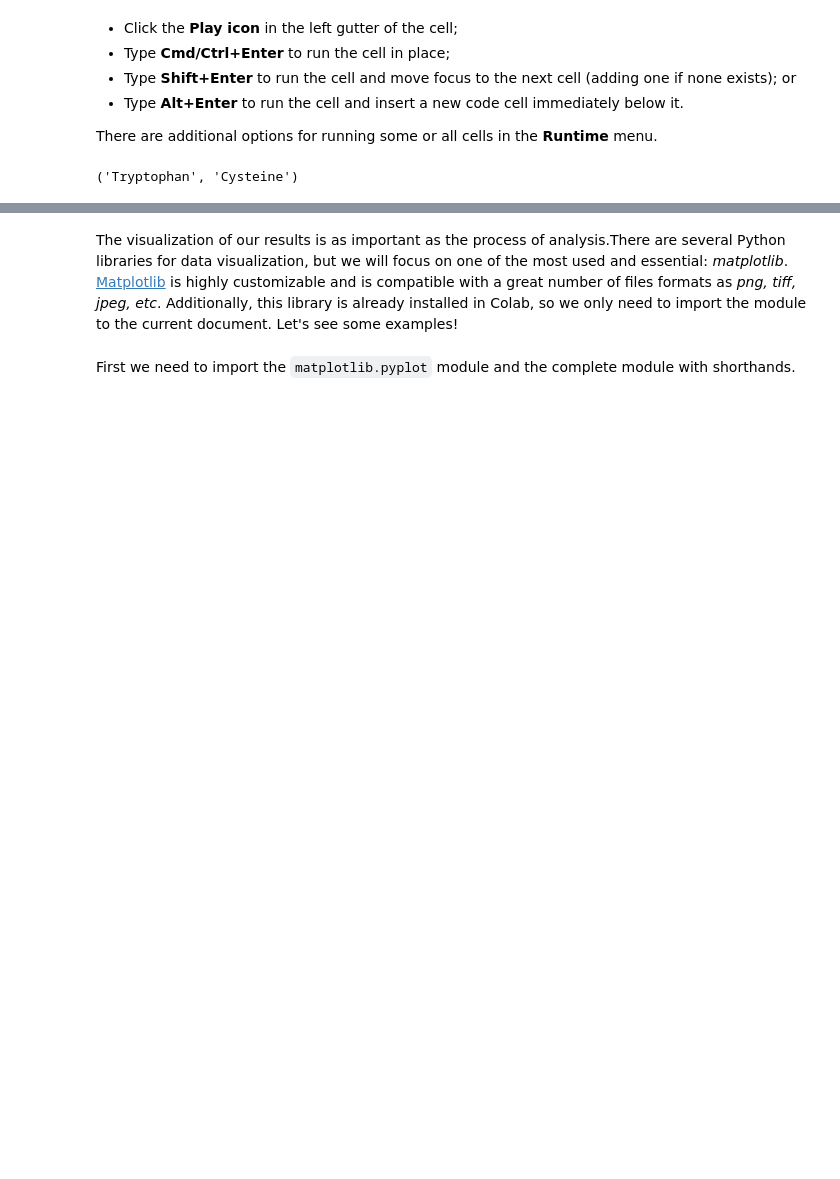
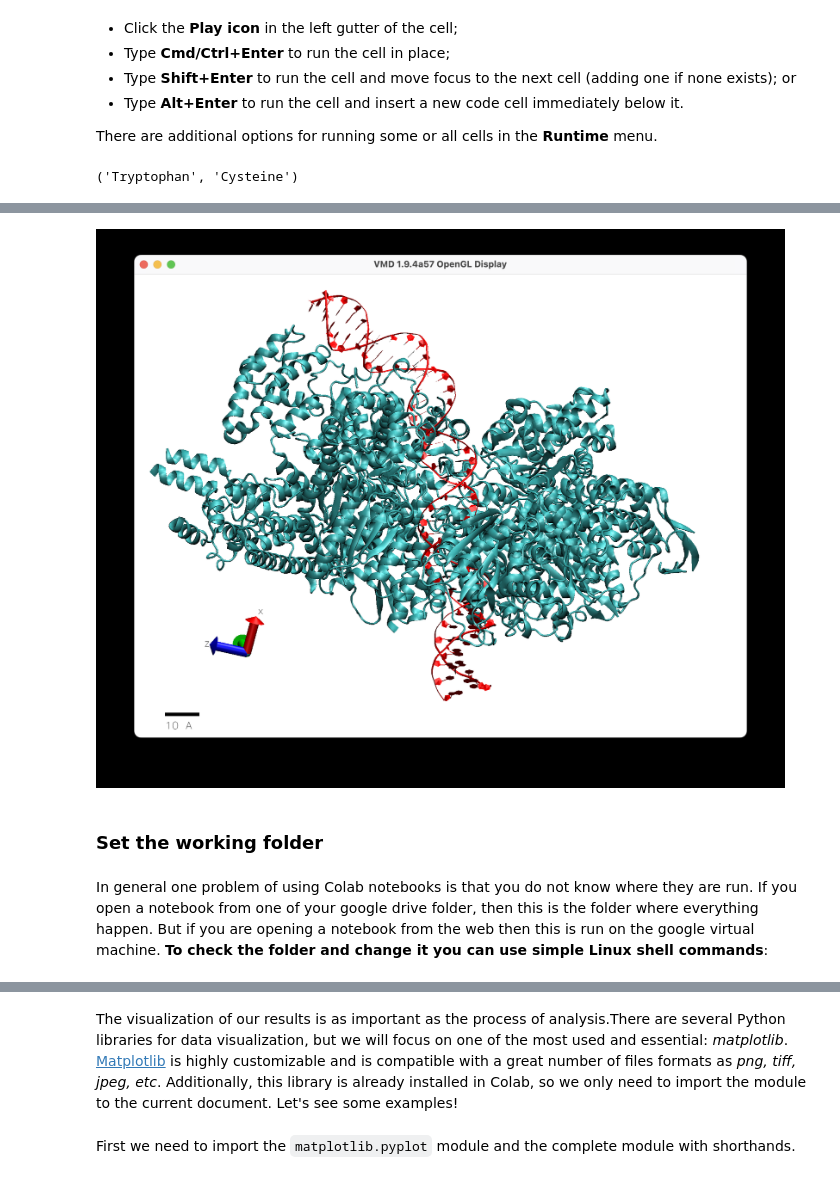
Before and after one commit to carlocamilloni/Structural-Bioinformatics, a Jupyter notebook: lab01_intro.ipynb, the cells around one changed output, grey strips where cells are left out. Drawn from its saved outputs; the diff is of its cells as text; code cells hidden in the pictures; blank space fills up the shorter version.

```diff
--- a/lab01_intro.ipynb
+++ b/lab01_intro.ipynb
@@ -929,0 +155,11 @@ for _ in range(3):
+# %%
+import cv2
+from google.colab.patches import cv2_imshow
+img = cv2.imread("/content/drive/MyDrive/Structural_Bioinformatics/Task1/Screenshot 2022-10-10 at 16.53.10.png")
+cv2_imshow(img)
+# %% [output]
+[figure, added]
+# %% [markdown]
+### Set the working folder
+# %% [markdown]
+In general one problem of using Colab notebooks is that you do not know where they are run. If you open a notebook from one of your google drive folder, then this is the folder where everything happen. But if you are opening a notebook from the web then this is run on the google virtual machine. **To check the folder and change it you can use simple Linux shell commands**:
```
Also changed, not shown: parts of 274 cells of this notebook.
